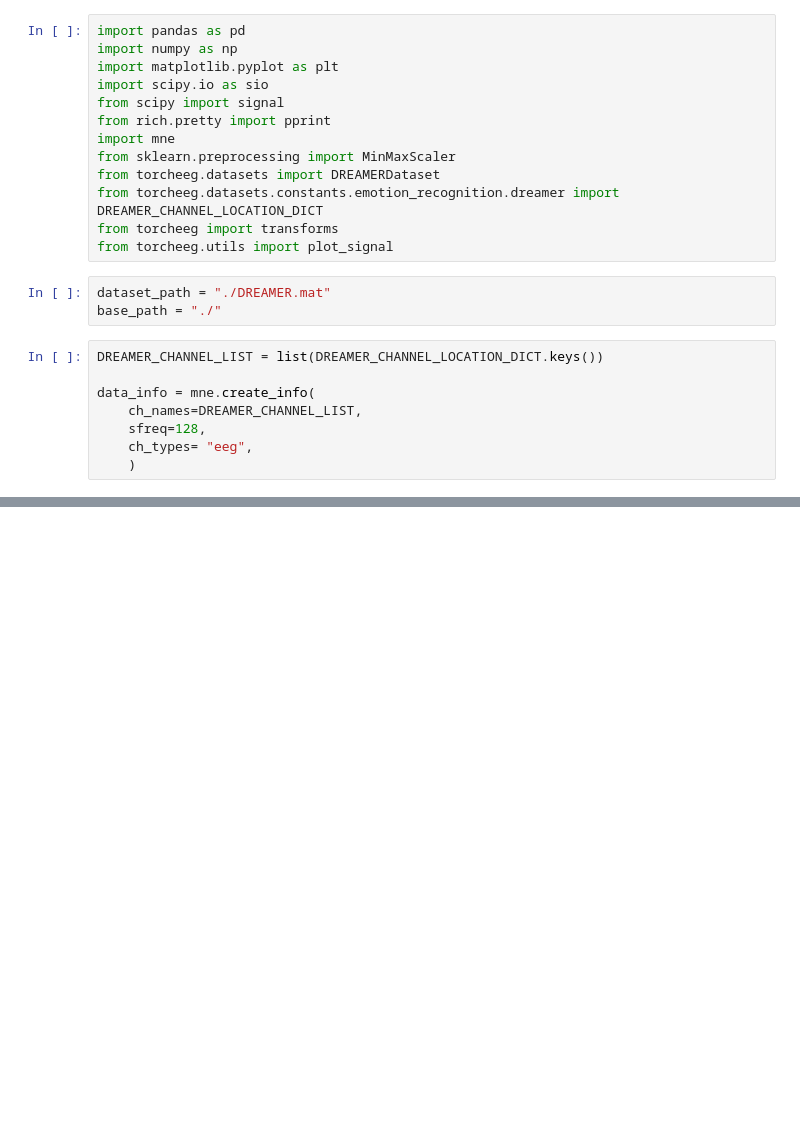
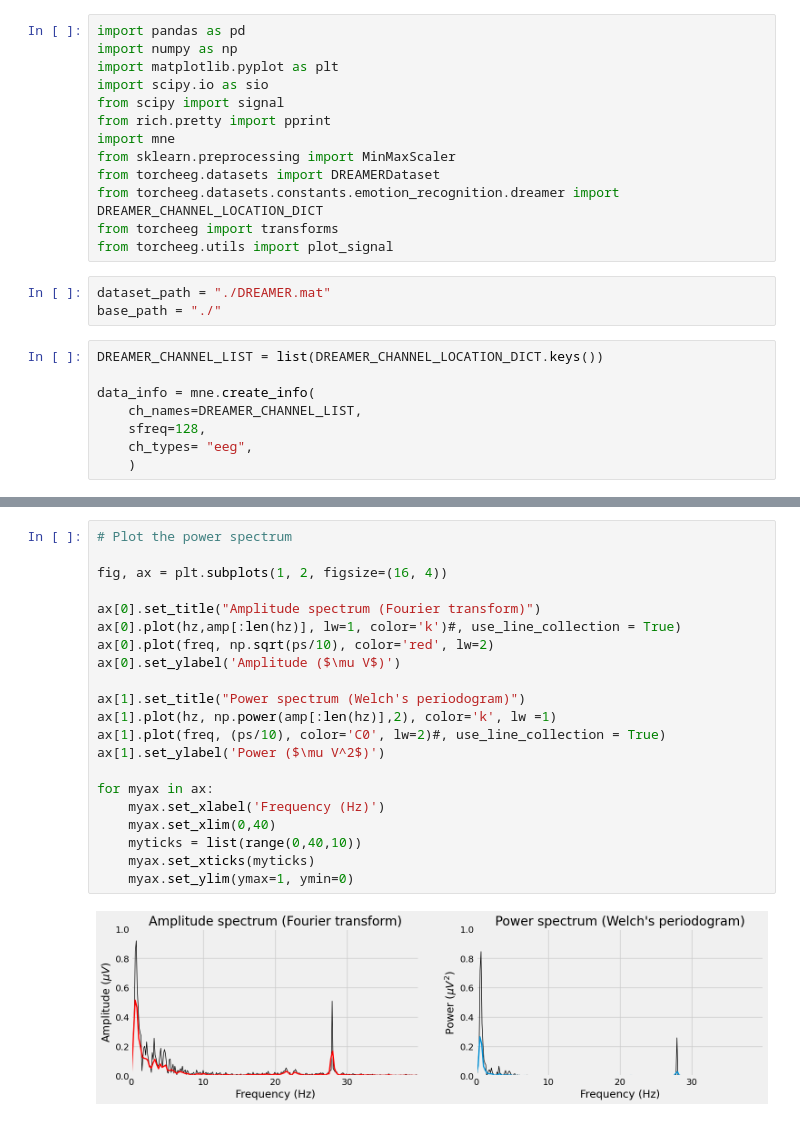
Before and after one commit to hari-19/EEG-Emotion-Classification, a Jupyter notebook: preprocessing_final.ipynb, the cells around one changed output, grey strips where cells are left out. Drawn from its saved outputs; the diff is of its cells as text; blank space fills up the shorter version.

```diff
--- a/preprocessing_final.ipynb
+++ b/preprocessing_final.ipynb
@@ -73,0 +131,23 @@ Sampling rate = 128 samples/sec
+# %%
+# Plot the power spectrum
+
+fig, ax = plt.subplots(1, 2, figsize=(16, 4))
+
+ax[0].set_title("Amplitude spectrum (Fourier transform)")
+ax[0].plot(hz,amp[:len(hz)], lw=1, color='k')#, use_line_collection = True)
+ax[0].plot(freq, np.sqrt(ps/10), color='red', lw=2)
+ax[0].set_ylabel('Amplitude ($\mu V$)')
+
+ax[1].set_title("Power spectrum (Welch's periodogram)")
+ax[1].plot(hz, np.power(amp[:len(hz)],2), color='k', lw =1)
+ax[1].plot(freq, (ps/10), color='C0', lw=2)#, use_line_collection = True)
+ax[1].set_ylabel('Power ($\mu V^2$)')
+
+for myax in ax:
+    myax.set_xlabel('Frequency (Hz)')
+    myax.set_xlim(0,40)
+    myticks = list(range(0,40,10))
+    myax.set_xticks(myticks)
+    myax.set_ylim(ymax=1, ymin=0)
+# %% [output]
+[figure, added]
```
Also changed, not shown: parts of 17 cells of this notebook, 2 other files.
